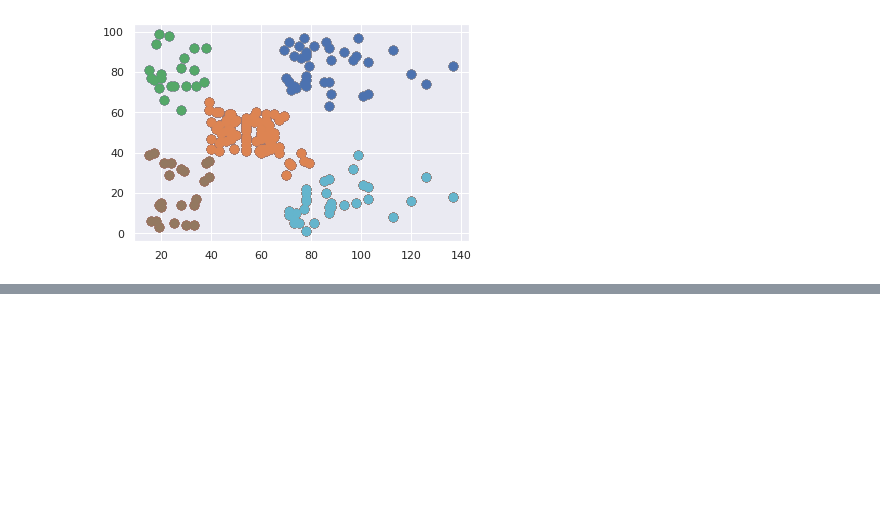
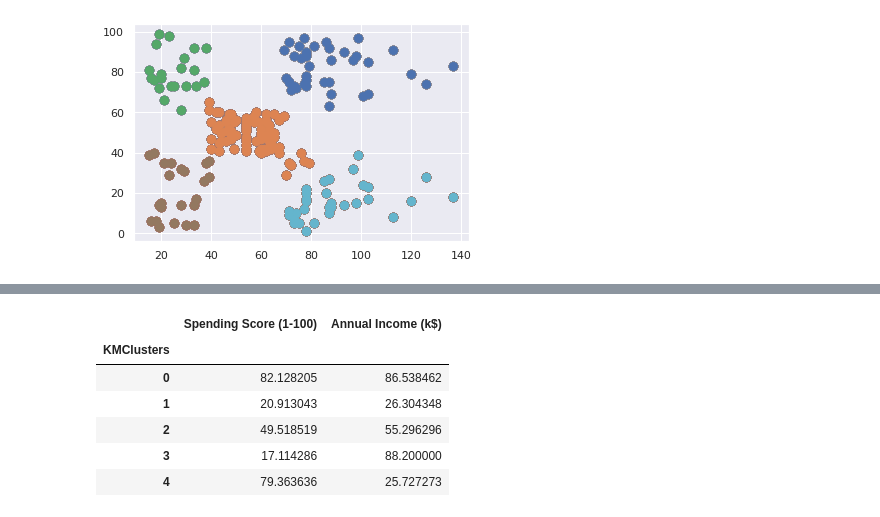
Before and after one commit to hamza3laa/-Hierarchical-Clustering-, a Jupyter notebook: clustering_case_study_.ipynb, the cells around one changed output, grey strips where cells are left out. Saved outputs shown, nothing was run; the diff lists cells and outputs as text; code cells hidden in the pictures; blank space fills up the shorter version.

```diff
--- a/clustering_case_study_.ipynb
+++ b/clustering_case_study_.ipynb
@@ -216,0 +223,10 @@ plt.scatter(X[y_hc==4, 0], X[y_hc==4, 1], s=100, c='magenta', label ='Cluster 5'
+# %%
+df.groupby('KMClusters').mean()[['Spending Score (1-100)' ,'Annual Income (k$)' ]]
+# %% [output]
+|  | Spending Score (1-100) | Annual Income (k$) |
+| KMClusters |  |  |
+| 0 | 82.128205 | 86.538462 |
+| 1 | 20.913043 | 26.304348 |
+| 2 | 49.518519 | 55.296296 |
+| 3 | 17.114286 | 88.200000 |
+| 4 | 79.363636 | 25.727273 |
```
Also changed, not shown: parts of 10 cells of this notebook.
